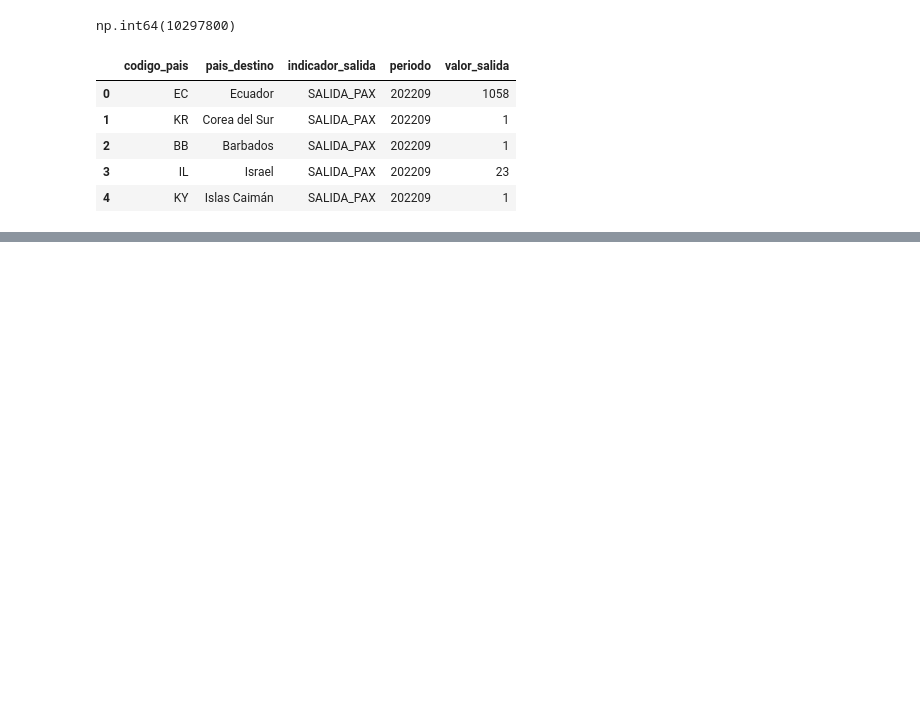
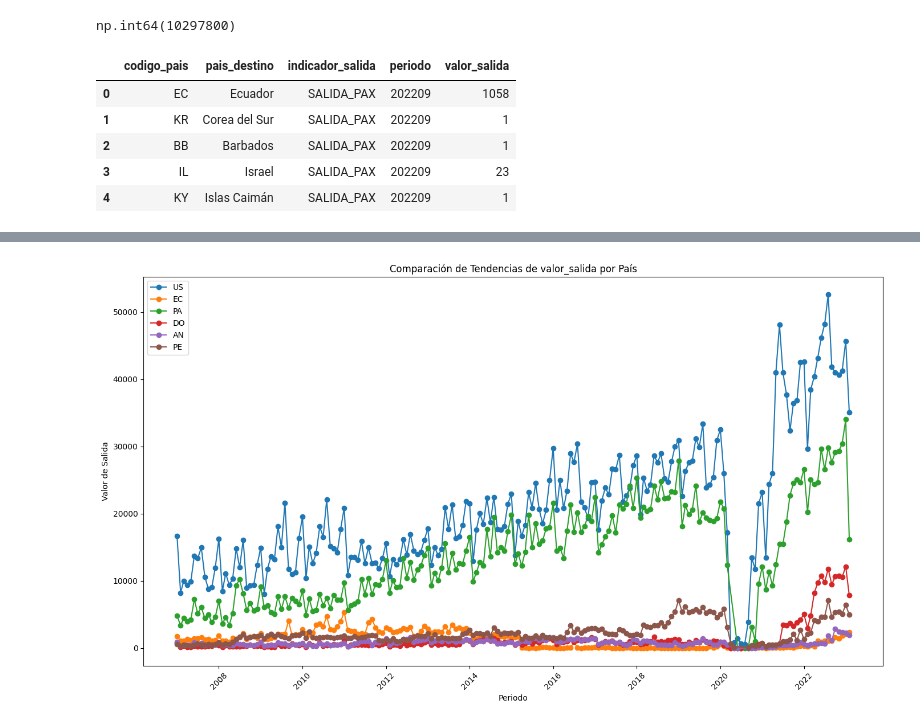
Before and after one commit to deiwhis/seminario, a Jupyter notebook: Prueba.ipynb, the cells around one changed output, grey strips where cells are left out. Cells and saved outputs as stored; diff of their text form; code cells hidden in the pictures; blank space fills up the shorter version.

```diff
--- a/Prueba.ipynb
+++ b/Prueba.ipynb
@@ -259,0 +286,16 @@ NameError: name 'plt' is not defined
+# %%
+plt.figure(figsize=(14, 8))
+for pais in top_6_paises:
+    pais_data = aeropuerto_df_renombrado[aeropuerto_df_renombrado['codigo_pais'] == pais]
+    tendencias_pais = pais_data.groupby('periodo')['valor_salida'].sum().reset_index()
+    plt.plot(tendencias_pais['periodo'], tendencias_pais['valor_salida'], marker='o', linestyle='-', label=pais)
+
+plt.title('Comparación de Tendencias de valor_salida por País')
+plt.xlabel('Periodo')
+plt.ylabel('Valor de Salida')
+plt.legend()
+plt.xticks(rotation=45)
+plt.tight_layout()
+plt.show()
+# %% [output]
+[figure, added]
```
Also changed, not shown: parts of 12 cells of this notebook.
